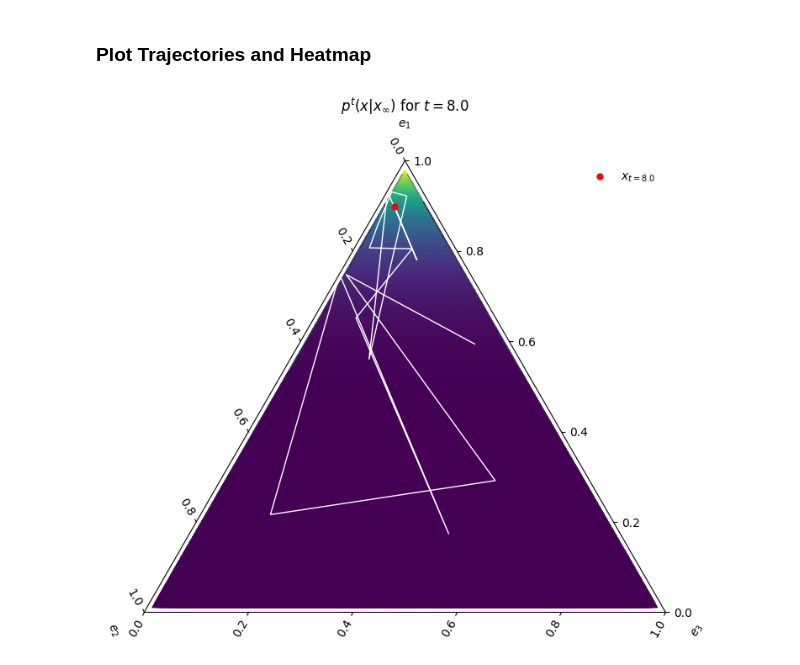
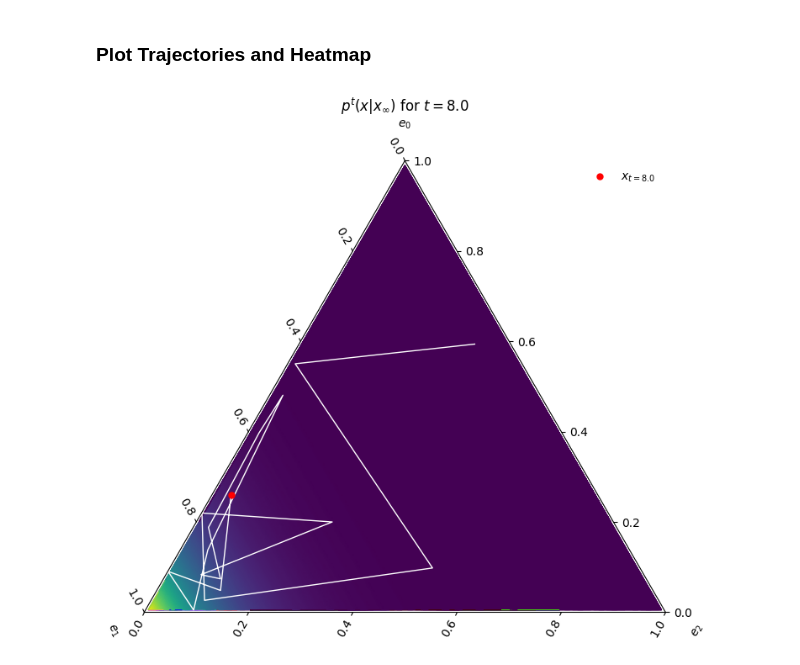
Before and after one commit to ElisR/DirichletFlowMatching, a Jupyter notebook: examples/Visualising_Discrete_Flow.ipynb, the cells around one changed output. Cells and saved outputs as stored; diff of their text form; code cells hidden in the pictures.

```diff
--- a/examples/Visualising_Discrete_Flow.ipynb
+++ b/examples/Visualising_Discrete_Flow.ipynb
@@ -27,33 +27,33 @@ utils.display_source(viz_flows.is_simplex)
 [interactive output not drawn]
 # %%
 T = 8.0
-tlrp, coords = viz_flows.dirichlet_density(T, num_cats=3, bins=100)
+x_infty = jnp.array([1])
+tlrp, coords = viz_flows.dirichlet_density(x_infty, T, num_cats=3, bins=200)
 # %%
 on_simplex = viz_flows.is_simplex(coords)
 t, l, r, p = jax.tree_map(lambda x: x[on_simplex], tlrp)
 # %% [markdown]
 ### Plot Trajectories and Heatmap
 # %%
-x_1 = jnp.array([0])
-x_timeline = viz_flows.sample_x(x_1, 3, T, 0.5, key=jr.PRNGKey(2))
+x_timeline = viz_flows.sample_x(x_infty, 3, T, 0.5, key=jr.PRNGKey(2))
 # %%
 fig = plt.figure(figsize=(8, 8))
 ax = fig.add_subplot(projection="ternary")
 
 ax.tripcolor(t, l, r, p, shading="gouraud", edgecolors="none", vmin=0)
 
 t_x, l_x, r_x = x_timeline[:, 0, 0], x_timeline[:, 0, 1], x_timeline[:, 0, 2]
 ax.plot(t_x, l_x, r_x, color="w", linewidth=1.0)
 
 ax.plot(t_x[-1], l_x[-1], r_x[-1], color="r", marker="o", markersize=5, label=r"$x_{" + f"t={T}" + r"}$", linestyle="")
 
-_ = ax.set_tlabel(r"$e_1$")
-_ = ax.set_llabel(r"$e_2$")
-_ = ax.set_rlabel(r"$e_3$")
+_ = ax.set_tlabel(r"$e_0$")
+_ = ax.set_llabel(r"$e_1$")
+_ = ax.set_rlabel(r"$e_2$")
 
 
 ax.set_title(r"$p^t(x | x_\infty)$ for $t=" f"{T}" + r"$")
 
 _ = plt.legend(frameon=False)
 # %% [output]
-[figure, old version]
+[figure, new version]
```
Also changed, not shown: 2 other files.
